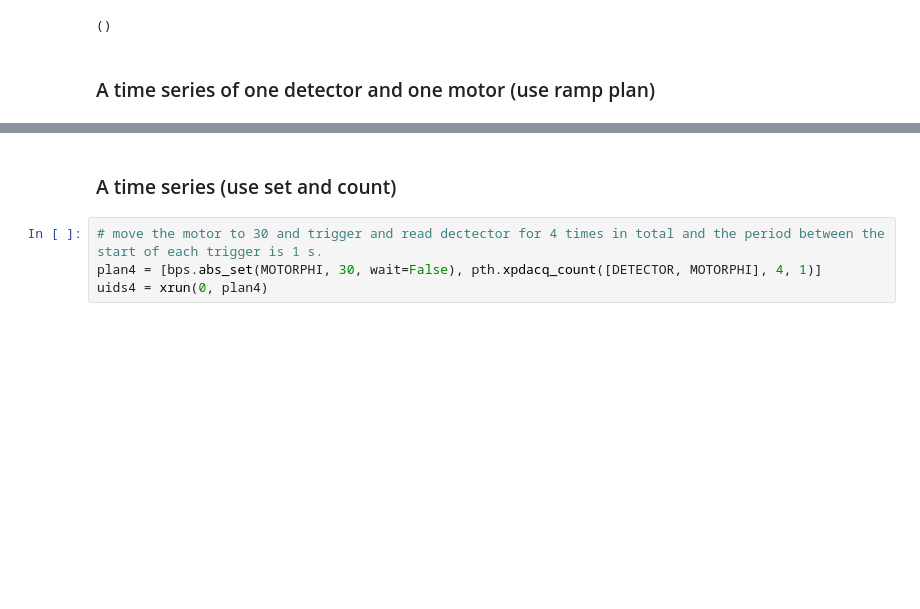
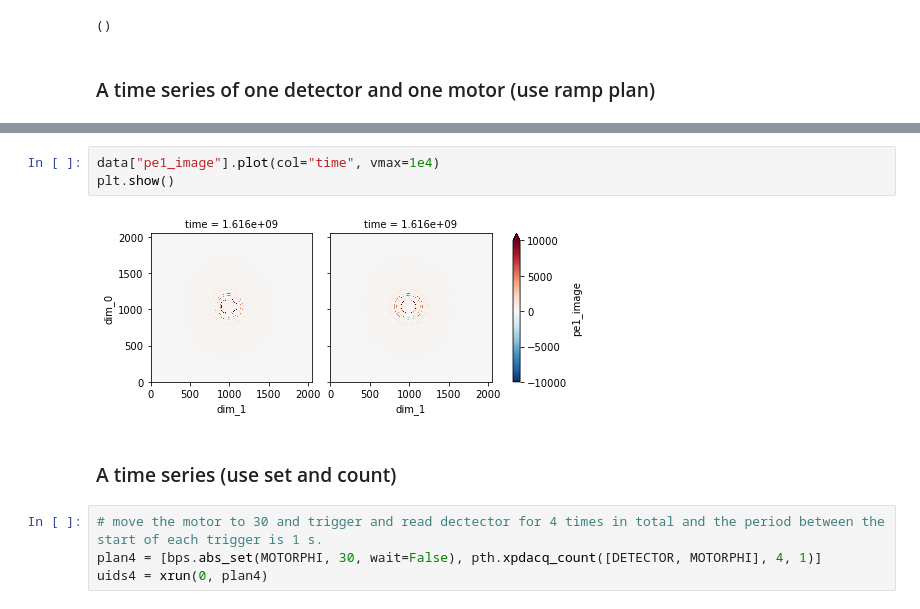
Before and after one commit to Billingegroup/bluesky_scanplans, a Jupyter notebook: notebooks/grid_scan.ipynb, the cells around one changed output, grey strips where cells are left out. Saved outputs shown, nothing was run; the diff lists cells and outputs as text; blank space fills up the shorter version.

```diff
--- a/notebooks/grid_scan.ipynb
+++ b/notebooks/grid_scan.ipynb
@@ -206,3 +204,8 @@ TypeError: 'NoneType' object is not an iterator
+# %%
+data["pe1_image"].plot(col="time", vmax=1e4)
+plt.show()
+# %% [output]
+[figure, added]
 # %% [markdown]
 ### A time series (use set and count)
 # %%
```
Also changed, not shown: parts of 3 cells of this notebook, 1 other file.
